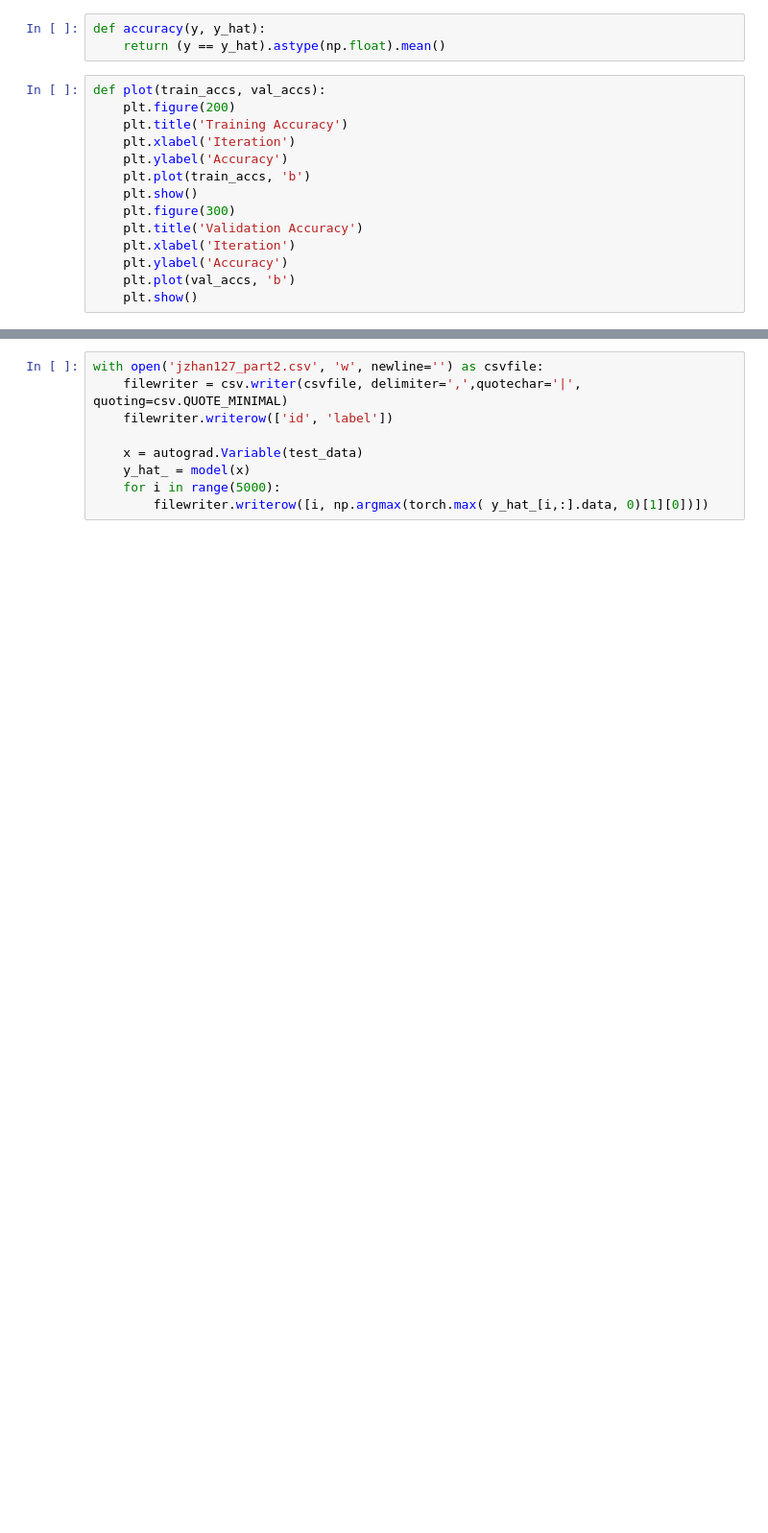
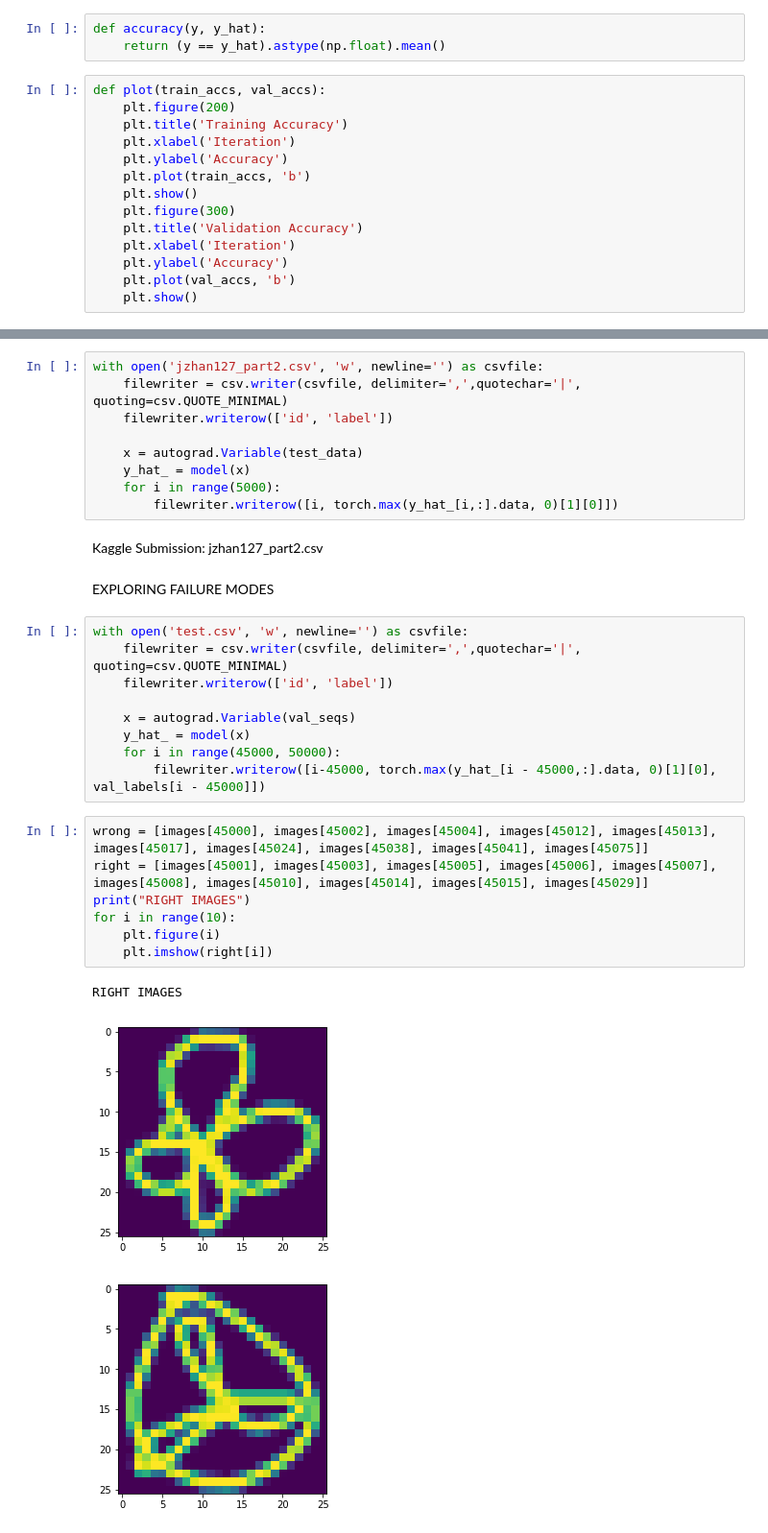
Before and after one commit to jz1242/MachineLearning, a Jupyter notebook: neural_nets_with_torchnn/maximizing-performance.ipynb, the cells around one changed output, grey strips where cells are left out. Shown at 96% size. Cells and saved outputs as stored; diff of their text form; blank space fills up the shorter version.

```diff
--- a/neural_nets_with_torchnn/maximizing-performance.ipynb
+++ b/neural_nets_with_torchnn/maximizing-performance.ipynb
@@ -152,4 +247,28 @@ with open('jzhan127_part2.csv', 'w', newline='') as csvfile:
     x = autograd.Variable(test_data)
     y_hat_ = model(x)
     for i in range(5000):
-        filewriter.writerow([i, np.argmax(torch.max( y_hat_[i,:].data, 0)[1][0])])
+        filewriter.writerow([i, torch.max(y_hat_[i,:].data, 0)[1][0]])
+# %% [markdown]
+Kaggle Submission: jzhan127_part2.csv
+# %% [markdown]
+EXPLORING FAILURE MODES
+# %%
+with open('test.csv', 'w', newline='') as csvfile:
+    filewriter = csv.writer(csvfile, delimiter=',',quotechar='|', quoting=csv.QUOTE_MINIMAL)
+    filewriter.writerow(['id', 'label'])
+
+    x = autograd.Variable(val_seqs)
+    y_hat_ = model(x)
+    for i in range(45000, 50000):
+        filewriter.writerow([i-45000, torch.max(y_hat_[i - 45000,:].data, 0)[1][0], val_labels[i - 45000]])
+# %%
+wrong = [images[45000], images[45002], images[45004], images[45012], images[45013], images[45017], images[45024], images[45038], images[45041], images[45075]]
+right = [images[45001], images[45003], images[45005], images[45006], images[45007], images[45008], images[45010], images[45014], images[45015], images[45029]]
+print("RIGHT IMAGES")
+for i in range(10):
+    plt.figure(i)
+    plt.imshow(right[i])
+# %% [output]
+RIGHT IMAGES
+[figure, added]
+[figure, added]
```
Also changed, not shown: parts of 19 cells of this notebook, 1 other file.
